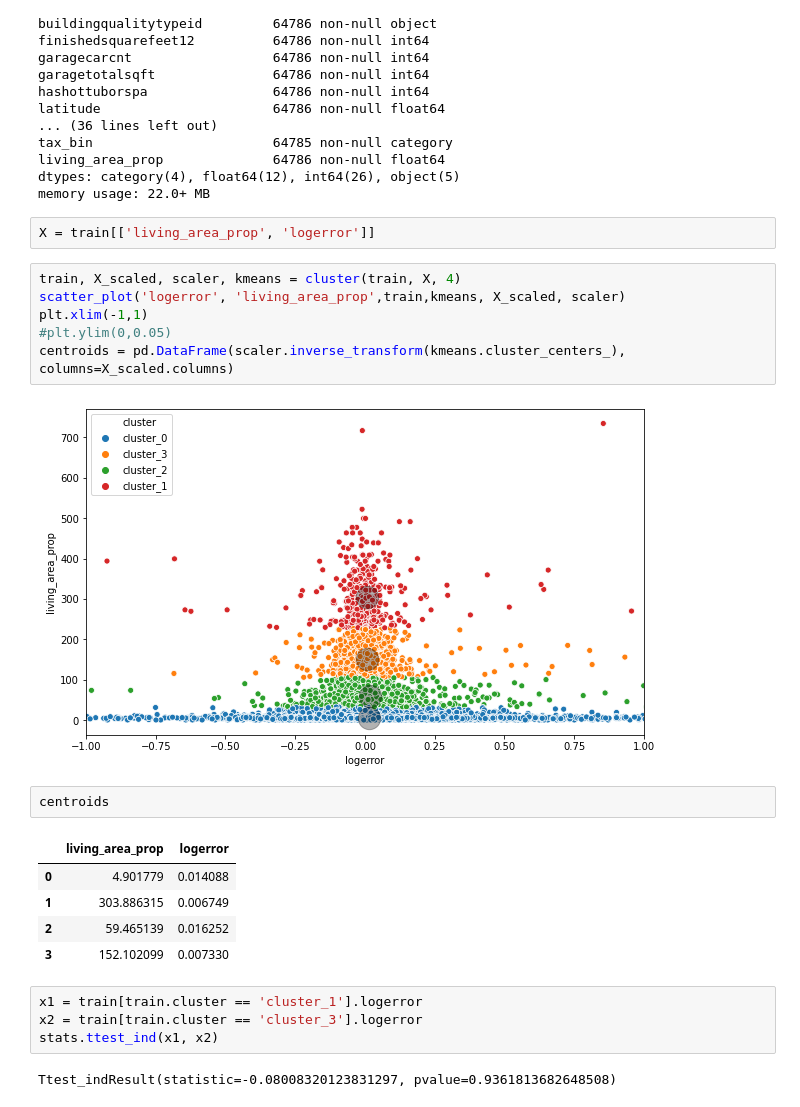
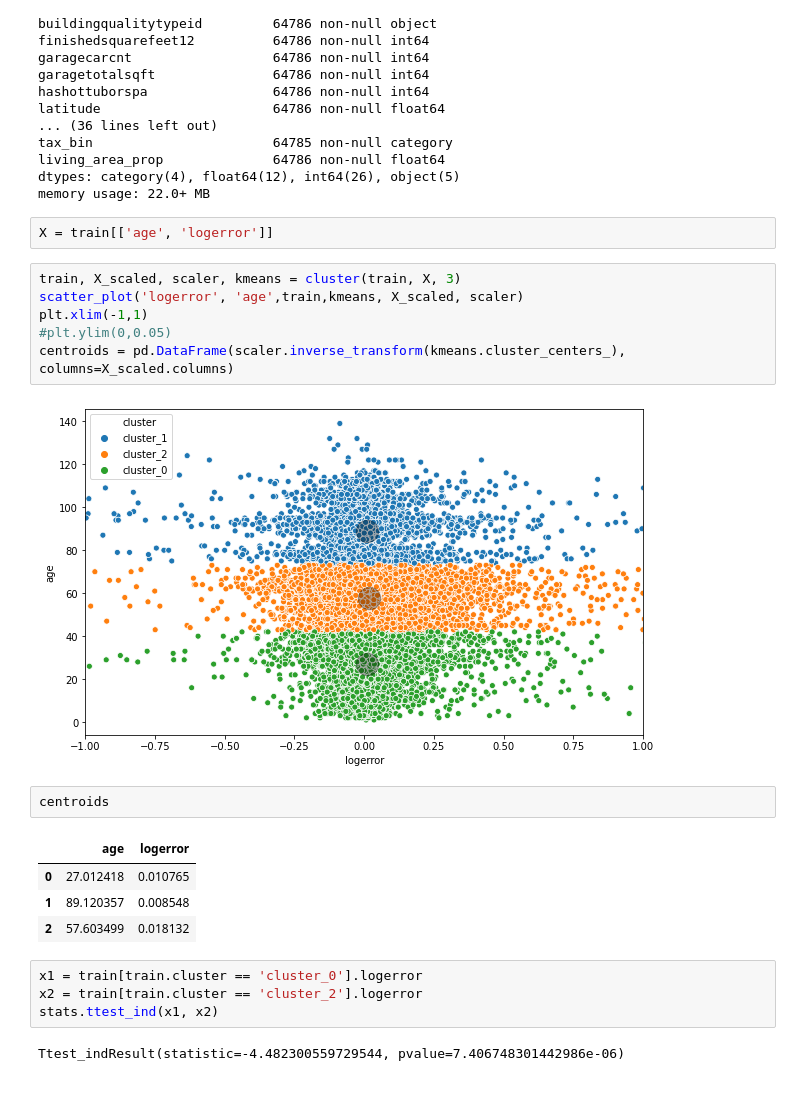
Before and after one commit to clustering-zillow/clustering-zillow, a Jupyter notebook: zillow_cluster_ravinder.ipynb, the cells around one changed output. Drawn from its saved outputs; the diff is of its cells as text.

```diff
--- a/zillow_cluster_ravinder.ipynb
+++ b/zillow_cluster_ravinder.ipynb
@@ -432,26 +429,25 @@ living_area_prop              64786 non-null float64
 dtypes: category(4), float64(12), int64(26), object(5)
 memory usage: 22.0+ MB
 # %%
-X = train[['living_area_prop', 'logerror']]
+X = train[['age', 'logerror']]
 # %%
-train, X_scaled, scaler, kmeans = cluster(train, X, 4)
-scatter_plot('logerror', 'living_area_prop',train,kmeans, X_scaled, scaler)
+train, X_scaled, scaler, kmeans = cluster(train, X, 3)
+scatter_plot('logerror', 'age',train,kmeans, X_scaled, scaler)
 plt.xlim(-1,1)
 #plt.ylim(0,0.05)
 centroids = pd.DataFrame(scaler.inverse_transform(kmeans.cluster_centers_), columns=X_scaled.columns)
 # %% [output]
-[figure, old version]
+[figure, new version]
 # %%
 centroids
 # %% [output]
-|  | living_area_prop | logerror |
-| 0 | 4.901779 | 0.014088 |
-| 1 | 303.886315 | 0.006749 |
-| 2 | 59.465139 | 0.016252 |
-| 3 | 152.102099 | 0.007330 |
+|  | age | logerror |
+| 0 | 27.012418 | 0.010765 |
+| 1 | 89.120357 | 0.008548 |
+| 2 | 57.603499 | 0.018132 |
 # %%
-x1 = train[train.cluster == 'cluster_1'].logerror
-x2 = train[train.cluster == 'cluster_3'].logerror
+x1 = train[train.cluster == 'cluster_0'].logerror
+x2 = train[train.cluster == 'cluster_2'].logerror
 stats.ttest_ind(x1, x2)
 # %% [output]
-Ttest_indResult(statistic=-0.08008320123831297, pvalue=0.9361813682648508)
+Ttest_indResult(statistic=-4.482300559729544, pvalue=7.406748301442986e-06)
```
Also changed, not shown: parts of 16 cells of this notebook.
